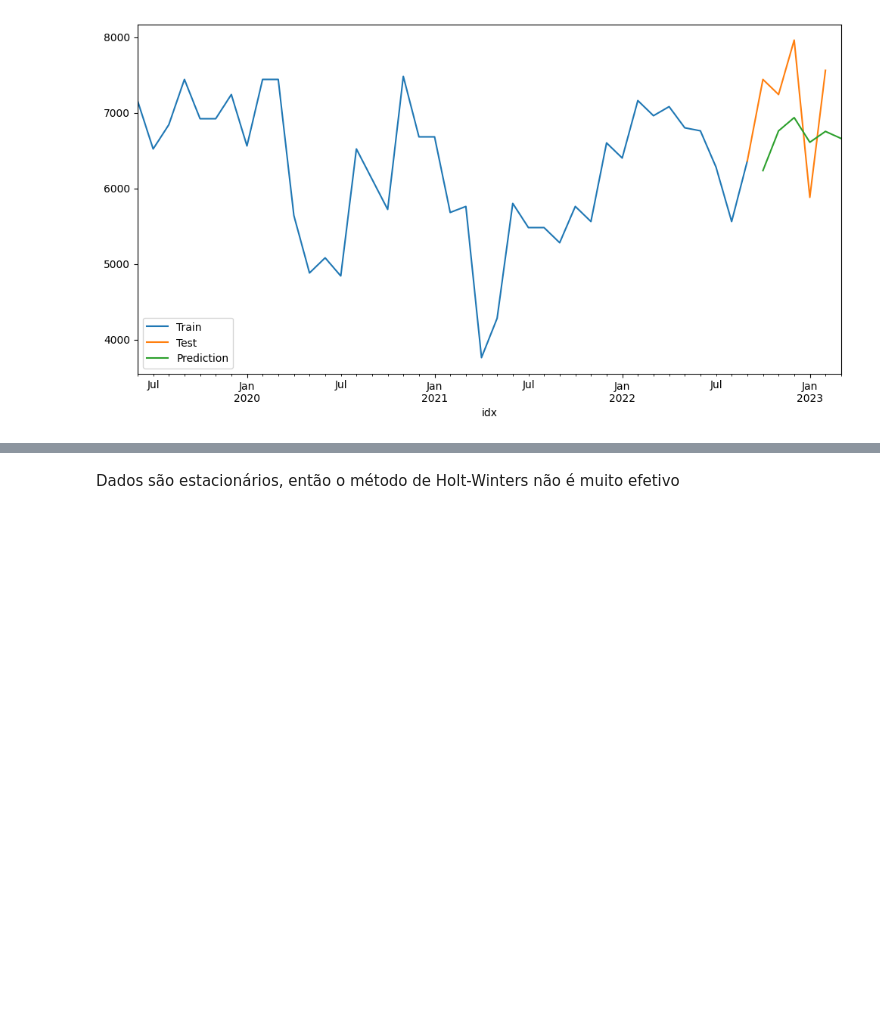
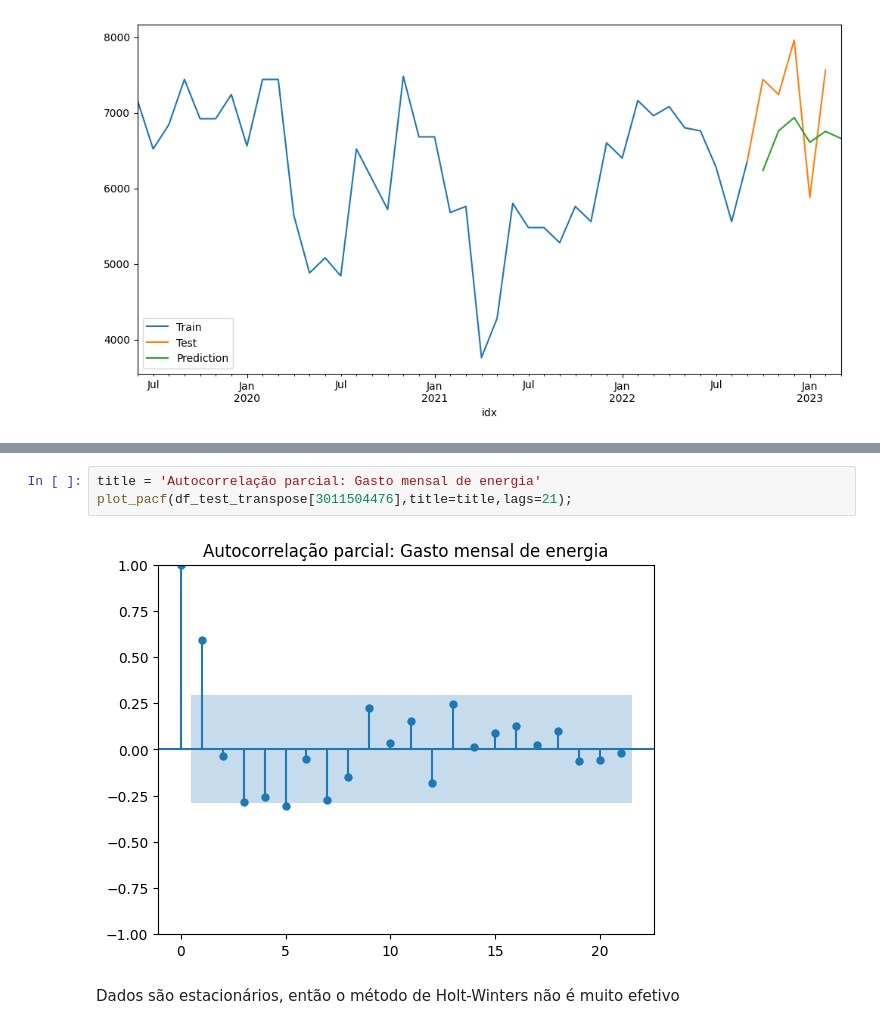
Before and after one commit to enriqTS/IC-Gasto-Fotovoltaico, a Jupyter notebook: simple-prev.ipynb, the cells around one changed output, grey strips where cells are left out. Drawn from its saved outputs; the diff is of its cells as text; blank space fills up the shorter version.

```diff
--- a/simple-prev.ipynb
+++ b/simple-prev.ipynb
@@ -207,3 +215,8 @@ Freq: MS, dtype: float64
+# %%
+title = 'Autocorrelação parcial: Gasto mensal de energia'
+plot_pacf(df_test_transpose[3011504476],title=title,lags=21);
+# %% [output]
+[figure, added]
 # %% [markdown]
 Dados são estacionários, então o método de Holt-Winters não é muito efetivo
 # %%
```
Also changed, not shown: parts of 1 cell of this notebook.
